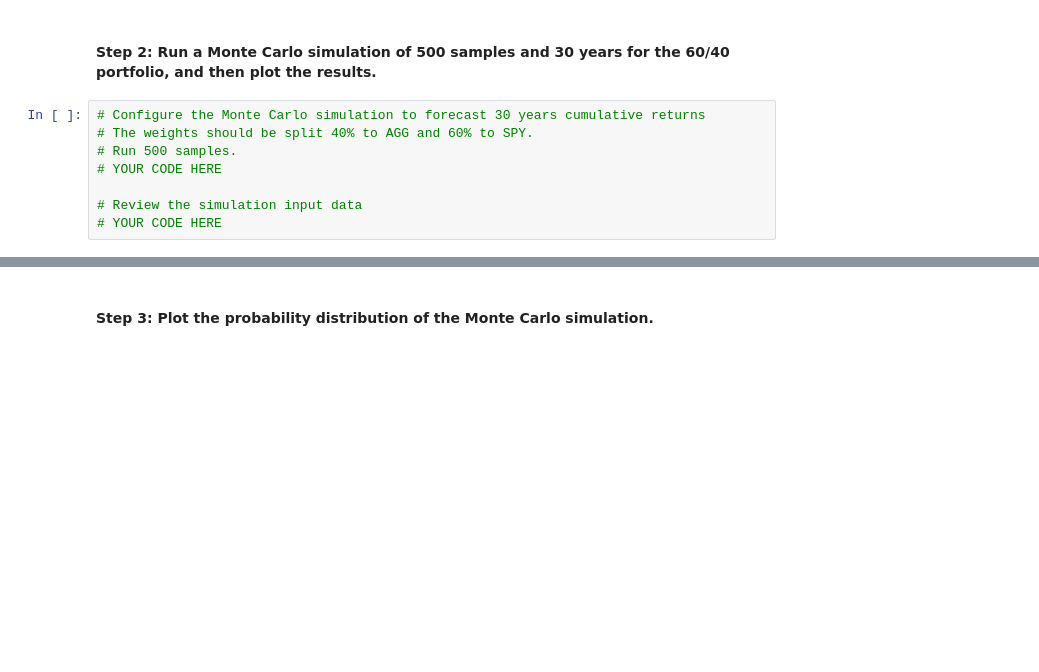
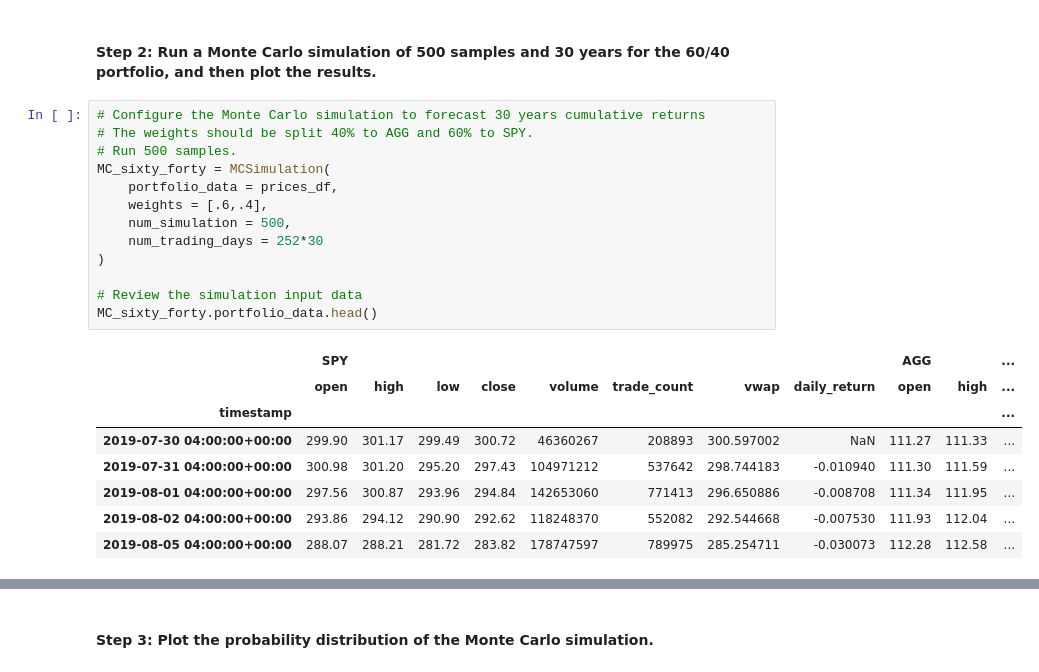
Before and after one commit to Super-Saiyan-Carl/financial_planners, a Jupyter notebook: Starter_Code/financial_planning_tools.ipynb, the cells around one changed output, grey strips where cells are left out. Drawn from its saved outputs; the diff is of its cells as text; blank space fills up the shorter version.

```diff
--- a/Starter_Code/financial_planning_tools.ipynb
+++ b/Starter_Code/financial_planning_tools.ipynb
@@ -421,10 +469,24 @@ In this section, you’ll use the MCForecastTools library to create a Monte Carl
 # %%
 # Configure the Monte Carlo simulation to forecast 30 years cumulative returns
 # The weights should be split 40% to AGG and 60% to SPY.
 # Run 500 samples.
-# YOUR CODE HERE
+MC_sixty_forty = MCSimulation(
+    portfolio_data = prices_df,
+    weights = [.6,.4],
+    num_simulation = 500,
+    num_trading_days = 252*30
+)
 
 # Review the simulation input data
-# YOUR CODE HERE
+MC_sixty_forty.portfolio_data.head()
+# %% [output]
+|  | SPY |  |  |  |  |  |  |  | AGG |  | ... |
+|  | open | high | low | close | volume | trade_count | vwap | daily_return | open | high | ... |
+| timestamp |  |  |  |  |  |  |  |  |  |  | ... |
+| 2019-07-30 04:00:00+00:00 | 299.90 | 301.17 | 299.49 | 300.72 | 46360267 | 208893 | 300.597002 | NaN | 111.27 | 111.33 | ... |
+| 2019-07-31 04:00:00+00:00 | 300.98 | 301.20 | 295.20 | 297.43 | 104971212 | 537642 | 298.744183 | -0.010940 | 111.30 | 111.59 | ... |
+| 2019-08-01 04:00:00+00:00 | 297.56 | 300.87 | 293.96 | 294.84 | 142653060 | 771413 | 296.650886 | -0.008708 | 111.34 | 111.95 | ... |
+| 2019-08-02 04:00:00+00:00 | 293.86 | 294.12 | 290.90 | 292.62 | 118248370 | 552082 | 292.544668 | -0.007530 | 111.93 | 112.04 | ... |
+| 2019-08-05 04:00:00+00:00 | 288.07 | 288.21 | 281.72 | 283.82 | 178747597 | 789975 | 285.254711 | -0.030073 | 112.28 | 112.58 | ... |
 # %%
 # Run the Monte Carlo simulation to forecast 30 years cumulative returns
```
Also changed, not shown: parts of 32 cells of this notebook.
